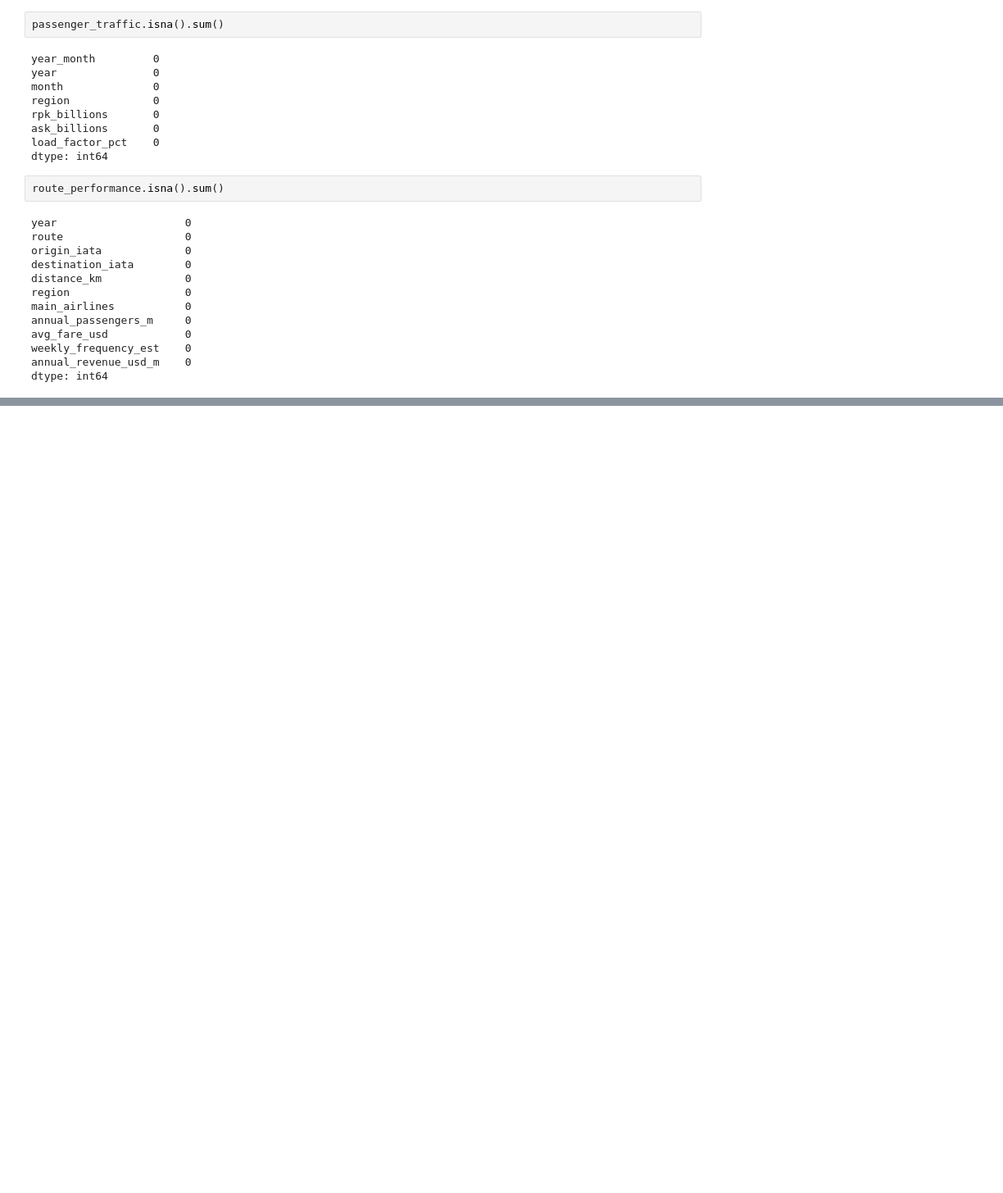
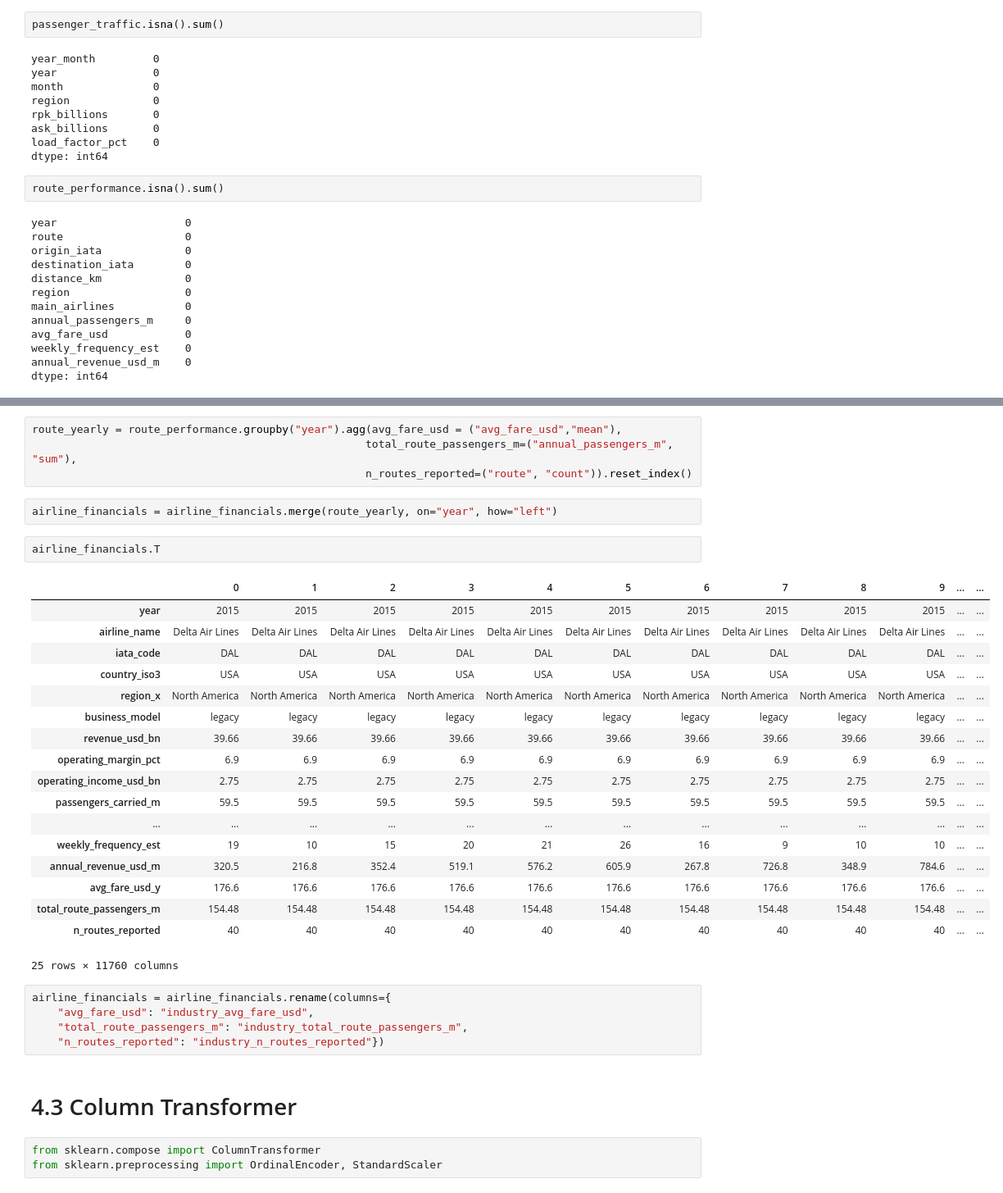
Before and after one commit to abdallahh07/boeing-airbus-market-share-prediction, a Jupyter notebook: research.ipynb, the cells around one changed output, grey strips where cells are left out. Shown at 82% size. Drawn from its saved outputs; the diff is of its cells as text; blank space fills up the shorter version.

Commit message:
Fix data merge, add ColumnTransformer preprocessing for revenue model

```diff
--- a/research.ipynb
+++ b/research.ipynb
@@ -418,0 +437,37 @@ dtype: int64
+# %%
+route_yearly = route_performance.groupby("year").agg(avg_fare_usd = ("avg_fare_usd","mean"),
+                                                    total_route_passengers_m=("annual_passengers_m", "sum"),
+                                                    n_routes_reported=("route", "count")).reset_index()
+# %%
+airline_financials = airline_financials.merge(route_yearly, on="year", how="left")
+# %%
+airline_financials.T
+# %% [output]
+|  | 0 | 1 | 2 | 3 | 4 | 5 | 6 | 7 | 8 | 9 | ... | ... |
+| year | 2015 | 2015 | 2015 | 2015 | 2015 | 2015 | 2015 | 2015 | 2015 | 2015 | ... | ... |
+| airline_name | Delta Air Lines | Delta Air Lines | Delta Air Lines | Delta Air Lines | Delta Air Lines | Delta Air Lines | Delta Air Lines | Delta Air Lines | Delta Air Lines | Delta Air Lines | ... | ... |
+| iata_code | DAL | DAL | DAL | DAL | DAL | DAL | DAL | DAL | DAL | DAL | ... | ... |
+| country_iso3 | USA | USA | USA | USA | USA | USA | USA | USA | USA | USA | ... | ... |
+| region_x | North America | North America | North America | North America | North America | North America | North America | North America | North America | North America | ... | ... |
+| business_model | legacy | legacy | legacy | legacy | legacy | legacy | legacy | legacy | legacy | legacy | ... | ... |
+| revenue_usd_bn | 39.66 | 39.66 | 39.66 | 39.66 | 39.66 | 39.66 | 39.66 | 39.66 | 39.66 | 39.66 | ... | ... |
+| operating_margin_pct | 6.9 | 6.9 | 6.9 | 6.9 | 6.9 | 6.9 | 6.9 | 6.9 | 6.9 | 6.9 | ... | ... |
+| operating_income_usd_bn | 2.75 | 2.75 | 2.75 | 2.75 | 2.75 | 2.75 | 2.75 | 2.75 | 2.75 | 2.75 | ... | ... |
+| passengers_carried_m | 59.5 | 59.5 | 59.5 | 59.5 | 59.5 | 59.5 | 59.5 | 59.5 | 59.5 | 59.5 | ... | ... |
+| ... | ... | ... | ... | ... | ... | ... | ... | ... | ... | ... | ... | ... |
+| weekly_frequency_est | 19 | 10 | 15 | 20 | 21 | 26 | 16 | 9 | 10 | 10 | ... | ... |
+| annual_revenue_usd_m | 320.5 | 216.8 | 352.4 | 519.1 | 576.2 | 605.9 | 267.8 | 726.8 | 348.9 | 784.6 | ... | ... |
+| avg_fare_usd_y | 176.6 | 176.6 | 176.6 | 176.6 | 176.6 | 176.6 | 176.6 | 176.6 | 176.6 | 176.6 | ... | ... |
+| total_route_passengers_m | 154.48 | 154.48 | 154.48 | 154.48 | 154.48 | 154.48 | 154.48 | 154.48 | 154.48 | 154.48 | ... | ... |
+| n_routes_reported | 40 | 40 | 40 | 40 | 40 | 40 | 40 | 40 | 40 | 40 | ... | ... |
+25 rows × 11760 columns
+# %%
+airline_financials = airline_financials.rename(columns={
+    "avg_fare_usd": "industry_avg_fare_usd",
+    "total_route_passengers_m": "industry_total_route_passengers_m",
+    "n_routes_reported": "industry_n_routes_reported"})
+# %% [markdown]
+# 4.3 Column Transformer
+# %%
+from sklearn.compose import ColumnTransformer
+from sklearn.preprocessing import OrdinalEncoder, StandardScaler
```
Also changed, not shown: parts of 4 cells of this notebook.
